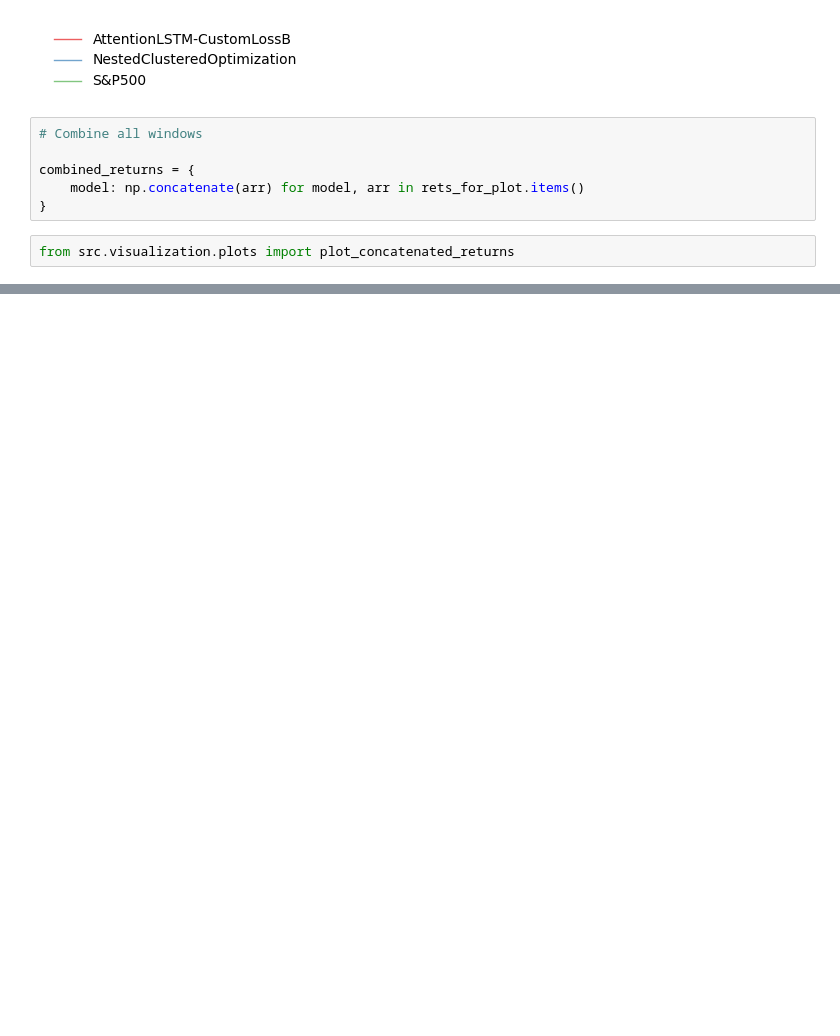
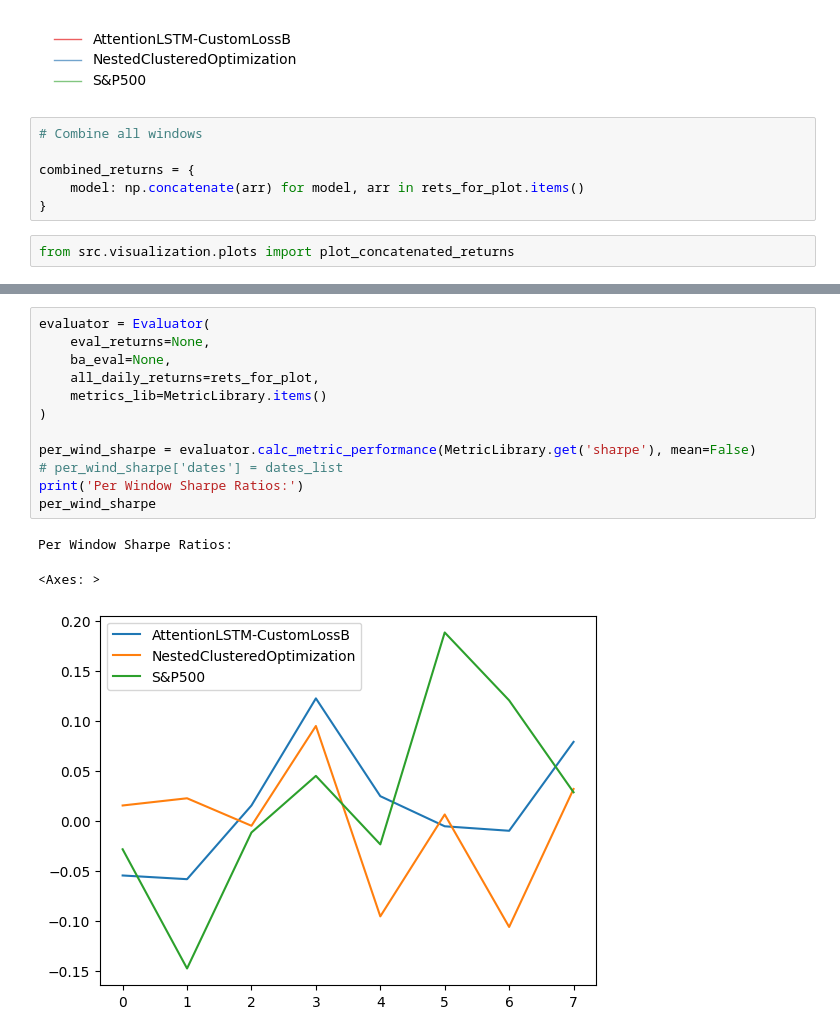
Before and after one commit to travisdesell/exact, a Jupyter notebook: financial_loss_functions/exploration/test_analysis.ipynb, the cells around one changed output, grey strips where cells are left out. Saved outputs shown, nothing was run; the diff lists cells and outputs as text; blank space fills up the shorter version.

```diff
--- a/financial_loss_functions/exploration/test_analysis.ipynb
+++ b/financial_loss_functions/exploration/test_analysis.ipynb
@@ -688,0 +727,16 @@ plot_concatenated_returns(
+# %%
+evaluator = Evaluator(
+    eval_returns=None,
+    ba_eval=None,
+    all_daily_returns=rets_for_plot,
+    metrics_lib=MetricLibrary.items()
+)
+
+per_wind_sharpe = evaluator.calc_metric_performance(MetricLibrary.get('sharpe'), mean=False)
+# per_wind_sharpe['dates'] = dates_list
+print('Per Window Sharpe Ratios:')
+per_wind_sharpe
+# %% [output]
+Per Window Sharpe Ratios:
+<Axes: >
+[figure, added]
```
Also changed, not shown: parts of 15 cells of this notebook.
